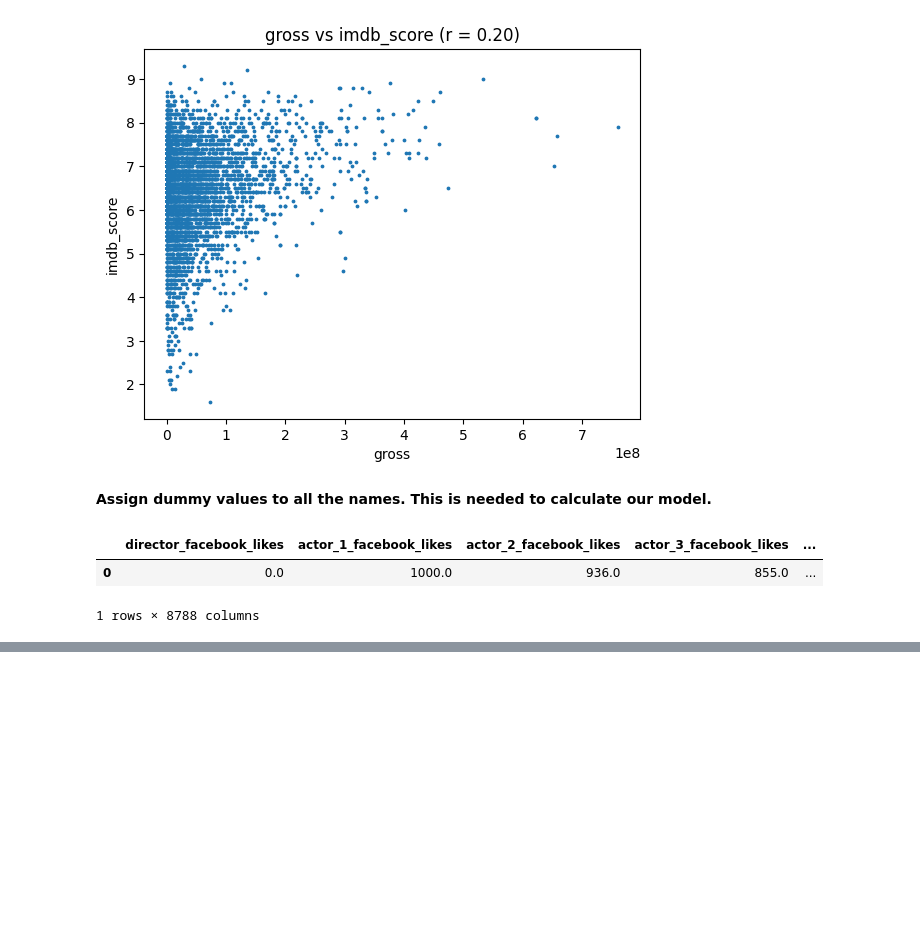
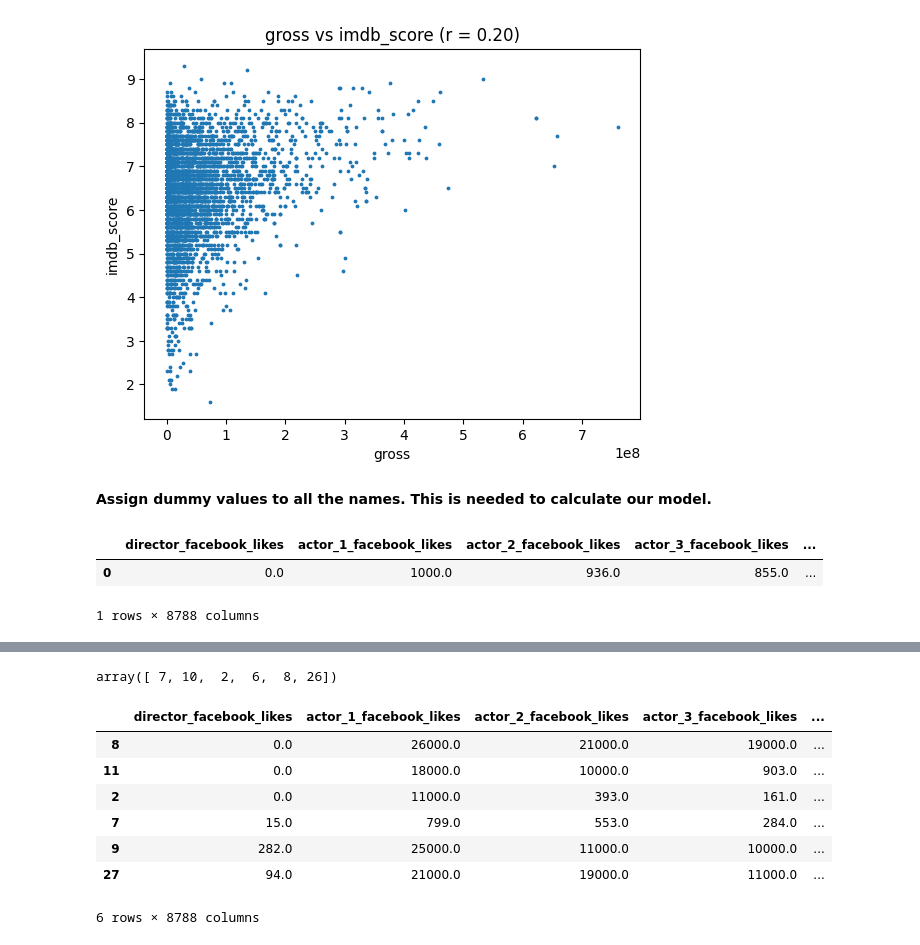
Before and after one commit to Pimdw/CM_CASUS, a Jupyter notebook: main.ipynb, the cells around one changed output, grey strips where cells are left out. Saved outputs shown, nothing was run; the diff lists cells and outputs as text; code cells hidden in the pictures; blank space fills up the shorter version.

```diff
--- a/main.ipynb
+++ b/main.ipynb
@@ -222,0 +226,26 @@ print(X.shape) #check impact
+# %%
+#We gebruiken numpy om random integers te genereren op basis waarvan we de rijen voor de test set selecteren.
+import numpy as np
+test_index = np.random.randint(0,30,size = 6)
+test_index
+# %% [output]
+array([ 7, 10,  2,  6,  8, 26])
+# %%
+#We gebruiken test_index om de train en de test set te genereren
+X_test = X.iloc[test_index]
+y_test = y.iloc[test_index]
+
+X_train = X.drop(test_index)
+y_train = y.drop(test_index)
+# %%
+#bekijk de dataframes om te zien of het goed is gegaan (controleer zelf eventueel de anderen)
+X_test
+# %% [output]
+|  | director_facebook_likes | actor_1_facebook_likes | actor_2_facebook_likes | actor_3_facebook_likes | ... |
+| 8 | 0.0 | 26000.0 | 21000.0 | 19000.0 | ... |
+| 11 | 0.0 | 18000.0 | 10000.0 | 903.0 | ... |
+| 2 | 0.0 | 11000.0 | 393.0 | 161.0 | ... |
+| 7 | 15.0 | 799.0 | 553.0 | 284.0 | ... |
+| 9 | 282.0 | 25000.0 | 11000.0 | 10000.0 | ... |
+| 27 | 94.0 | 21000.0 | 19000.0 | 11000.0 | ... |
+6 rows × 8788 columns
```
Also changed, not shown: parts of 2 cells of this notebook.
